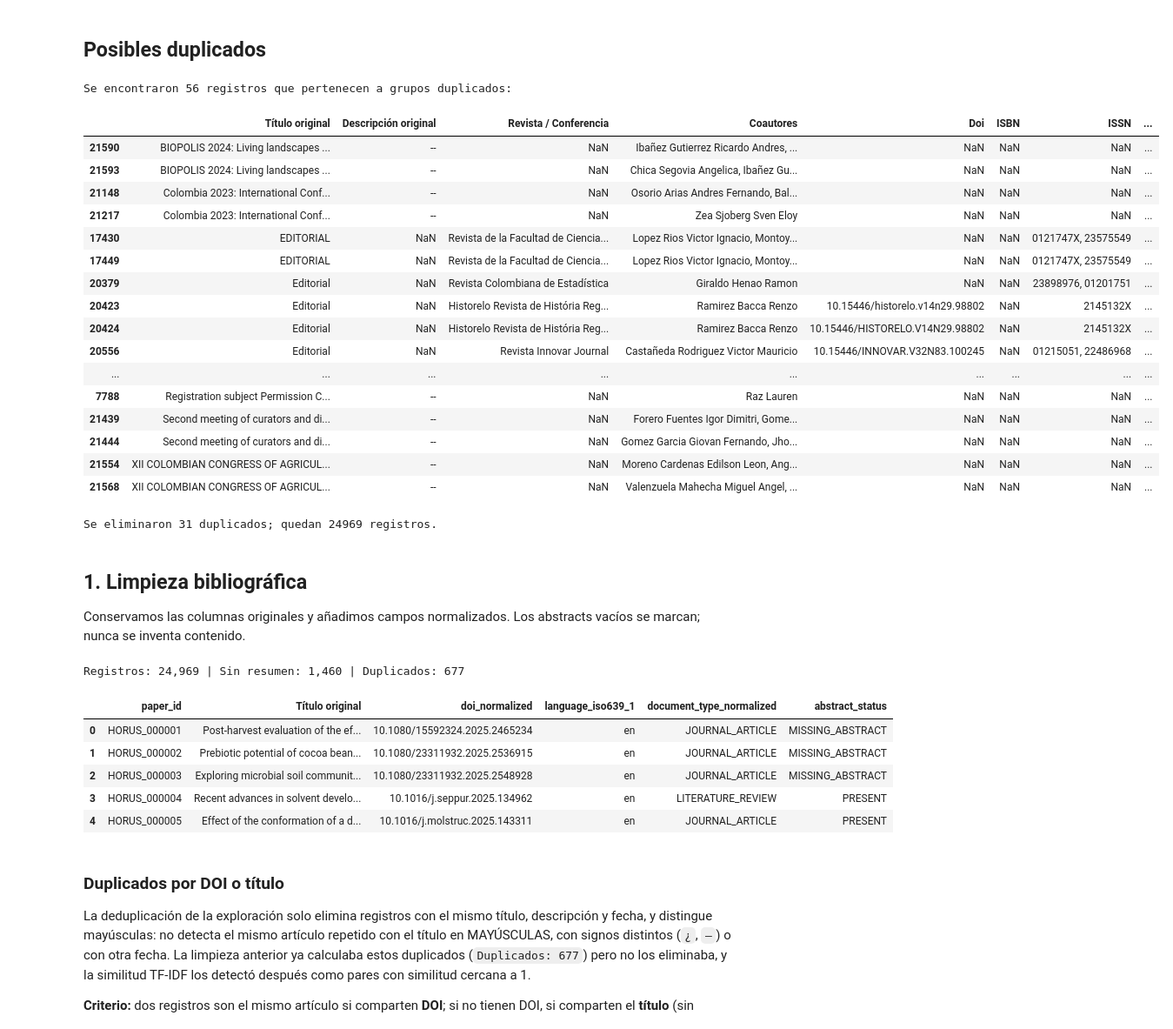
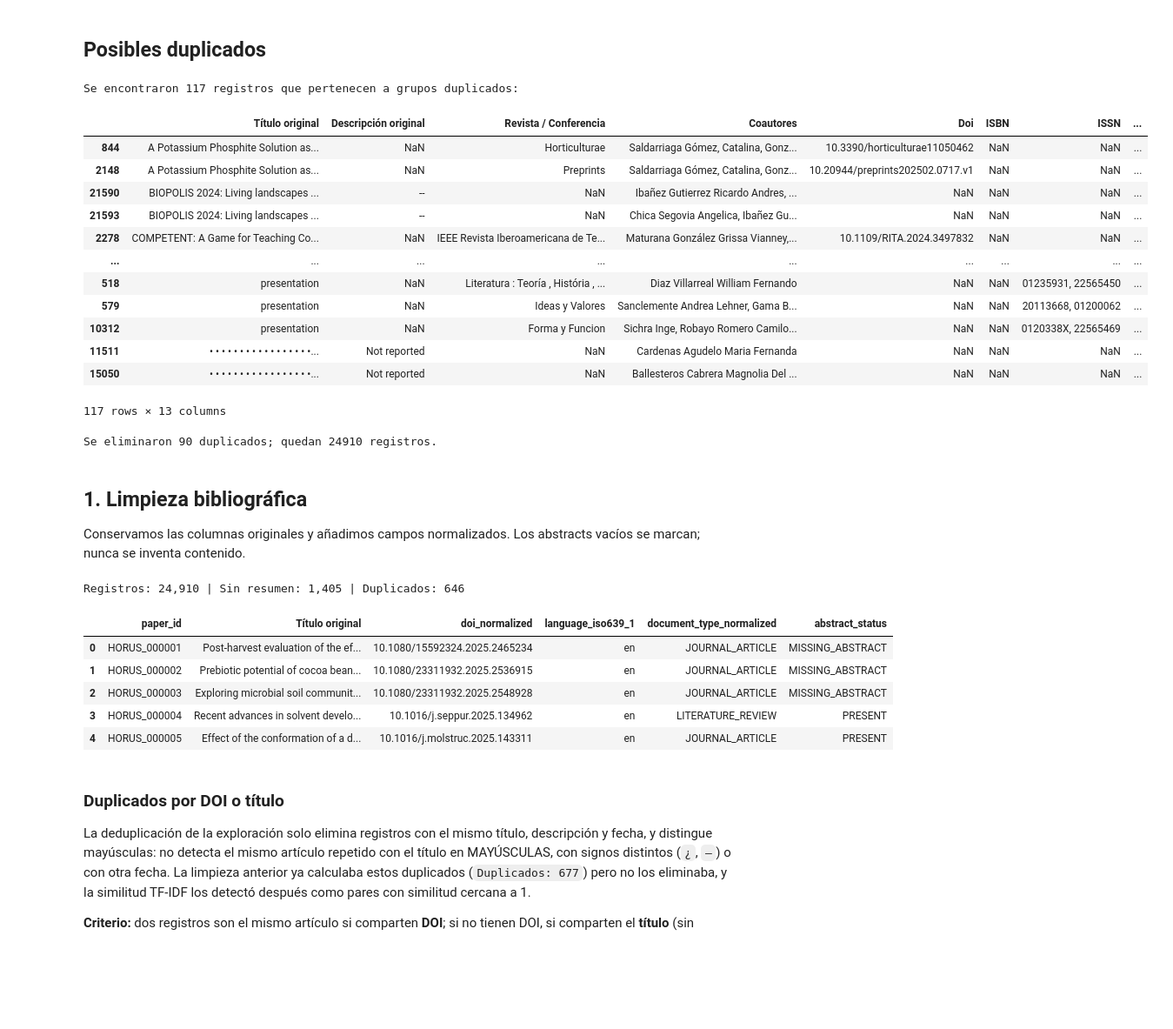
Before and after one commit to mbarrerag/NLP-Project, a Jupyter notebook: notebooks/NPL_Proyecto.ipynb, the cells around one changed output. Shown at 87% size. Cells and saved outputs as stored; diff of their text form; code cells hidden in the pictures; blank space fills up the shorter version.

```diff
--- a/notebooks/NPL_Proyecto.ipynb
+++ b/notebooks/NPL_Proyecto.ipynb
@@ -118,38 +111,34 @@ dtype: int64
 ## Posibles duplicados
 # %%
 # Encontrar y eliminar registros con el mismo 'Título original', 'Descripción original' y 'Fecha'
-duplicate_subset = ['Título original', 'Descripción original', 'Fecha']
+duplicate_subset = ['Título original', 'Descripción original']
 duplicate_mask = df.duplicated(subset=duplicate_subset, keep=False)
 duplicate_titles_abstracts = df.loc[duplicate_mask].copy()
 
 if not duplicate_titles_abstracts.empty:
     print(f"Se encontraron {len(duplicate_titles_abstracts)} registros que pertenecen a grupos duplicados:")
     display(duplicate_titles_abstracts.sort_values(by=duplicate_subset))
     rows_before = len(df)
     df = df.drop_duplicates(subset=duplicate_subset, keep='first').copy()
     print(f"Se eliminaron {rows_before - len(df)} duplicados; quedan {len(df)} registros.")
 else:
     print("No se encontraron registros duplicados.")
 # %% [output]
-Se encontraron 56 registros que pertenecen a grupos duplicados:
+Se encontraron 117 registros que pertenecen a grupos duplicados:
 |  | Título original | Descripción original | Revista / Conferencia | Coautores | Doi | ISBN | ISSN | ... |
+| 844 | A Potassium Phosphite Solution as... | NaN | Horticulturae | Saldarriaga Gómez, Catalina, Gonz... | 10.3390/horticulturae11050462 | NaN | NaN | ... |
+| 2148 | A Potassium Phosphite Solution as... | NaN | Preprints | Saldarriaga Gómez, Catalina, Gonz... | 10.20944/preprints202502.0717.v1 | NaN | NaN | ... |
 | 21590 | BIOPOLIS 2024: Living landscapes ... | -- | NaN | Ibañez Gutierrez Ricardo Andres, ... | NaN | NaN | NaN | ... |
 | 21593 | BIOPOLIS 2024: Living landscapes ... | -- | NaN | Chica Segovia Angelica, Ibañez Gu... | NaN | NaN | NaN | ... |
-| 21148 | Colombia 2023: International Conf... | -- | NaN | Osorio Arias Andres Fernando, Bal... | NaN | NaN | NaN | ... |
-| 21217 | Colombia 2023: International Conf... | -- | NaN | Zea Sjoberg Sven Eloy | NaN | NaN | NaN | ... |
-| 17430 | EDITORIAL | NaN | Revista de la Facultad de Ciencia... | Lopez Rios Victor Ignacio, Montoy... | NaN | NaN | 0121747X, 23575549 | ... |
-| 17449 | EDITORIAL | NaN | Revista de la Facultad de Ciencia... | Lopez Rios Victor Ignacio, Montoy... | NaN | NaN | 0121747X, 23575549 | ... |
-| 20379 | Editorial | NaN | Revista Colombiana de Estadística | Giraldo Henao Ramon | NaN | NaN | 23898976, 01201751 | ... |
-| 20423 | Editorial | NaN | Historelo Revista de História Reg... | Ramirez Bacca Renzo | 10.15446/historelo.v14n29.98802 | NaN | 2145132X | ... |
-| 20424 | Editorial | NaN | Historelo Revista de História Reg... | Ramirez Bacca Renzo | 10.15446/HISTORELO.V14N29.98802 | NaN | 2145132X | ... |
-| 20556 | Editorial | NaN | Revista Innovar Journal | Castañeda Rodriguez Victor Mauricio | 10.15446/INNOVAR.V32N83.100245 | NaN | 01215051, 22486968 | ... |
+| 2278 | COMPETENT: A Game for Teaching Co... | NaN | IEEE Revista Iberoamericana de Te... | Maturana González Grissa Vianney,... | 10.1109/RITA.2024.3497832 | NaN | NaN | ... |
 | ... | ... | ... | ... | ... | ... | ... | ... | ... |
-| 7788 | Registration subject Permission C... | -- | NaN | Raz Lauren | NaN | NaN | NaN | ... |
-| 21439 | Second meeting of curators and di... | -- | NaN | Forero Fuentes Igor Dimitri, Gome... | NaN | NaN | NaN | ... |
-| 21444 | Second meeting of curators and di... | -- | NaN | Gomez Garcia Giovan Fernando, Jho... | NaN | NaN | NaN | ... |
-| 21554 | XII COLOMBIAN CONGRESS OF AGRICUL... | -- | NaN | Moreno Cardenas Edilson Leon, Ang... | NaN | NaN | NaN | ... |
-| 21568 | XII COLOMBIAN CONGRESS OF AGRICUL... | -- | NaN | Valenzuela Mahecha Miguel Angel, ... | NaN | NaN | NaN | ... |
+| 518 | presentation | NaN | Literatura : Teoría , História , ... | Diaz Villarreal William Fernando | NaN | NaN | 01235931, 22565450 | ... |
+| 579 | presentation | NaN | Ideas y Valores | Sanclemente Andrea Lehner, Gama B... | NaN | NaN | 20113668, 01200062 | ... |
+| 10312 | presentation | NaN | Forma y Funcion | Sichra Inge, Robayo Romero Camilo... | NaN | NaN | 0120338X, 22565469 | ... |
+| 11511 | • • • • • • • • • • • • • • • • •... | Not reported | NaN | Cardenas Agudelo Maria Fernanda | NaN | NaN | NaN | ... |
+| 15050 | • • • • • • • • • • • • • • • • •... | Not reported | NaN | Ballesteros Cabrera Magnolia Del ... | NaN | NaN | NaN | ... |
-Se eliminaron 31 duplicados; quedan 24969 registros.
+117 rows × 13 columns
+Se eliminaron 90 duplicados; quedan 24910 registros.
 # %% [markdown]
 ## 1. Limpieza bibliográfica
 
@@ -211,7 +200,7 @@ papers = papers.drop(columns=['is_duplicate'], errors='ignore')
 papers = papers.drop(columns=['dedup_key', 'duplicate_group'], errors='ignore')
 display(papers[['paper_id','Título original','doi_normalized','language_iso639_1','document_type_normalized','abstract_status']].head())
 # %% [output]
-Registros: 24,969 | Sin resumen: 1,460 | Duplicados: 677
+Registros: 24,910 | Sin resumen: 1,405 | Duplicados: 646
 |  | paper_id | Título original | doi_normalized | language_iso639_1 | document_type_normalized | abstract_status |
 | 0 | HORUS_000001 | Post-harvest evaluation of the ef... | 10.1080/15592324.2025.2465234 | en | JOURNAL_ARTICLE | MISSING_ABSTRACT |
 | 1 | HORUS_000002 | Prebiotic potential of cocoa bean... | 10.1080/23311932.2025.2536915 | en | JOURNAL_ARTICLE | MISSING_ABSTRACT |
```
Also changed, not shown: parts of 79 cells of this notebook.
